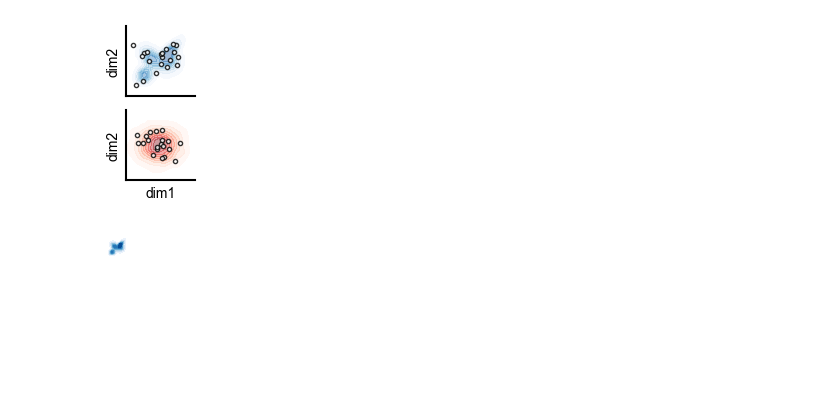
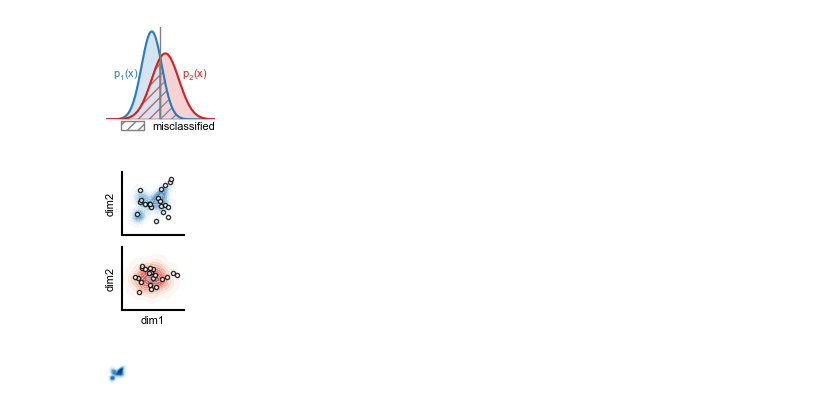
Before and after one commit to mackelab/labproject, a Jupyter notebook: docs/notebooks/c2st/01_illustration.ipynb, the cells around one changed output. Drawn from its saved outputs; the diff is of its cells as text; code cells hidden in the pictures; blank space fills up the shorter version.

```diff
--- a/docs/notebooks/c2st/01_illustration.ipynb
+++ b/docs/notebooks/c2st/01_illustration.ipynb
@@ -11,5 +10,39 @@ from labproject.metrics.c2st import c2st_optimal, c2st_nn, c2st_knn, c2st_rf, c2
 # %%
 from labproject.data import toy_mog_2d
+# %%
+x = np.arange(-7.74, 8.26, 0.01)
+gaussian = lambda x, mu=0.0, std=1.0: np.exp(-0.5 * ((x - mu) / std) ** 2) / std / np.sqrt(2 * np.pi)
+with mpl.rc_context(fname="matplotlibrc"):
+    fig, ax = plt.subplots(ncols=1, nrows=1, figsize=(1.4, 1.2))
+    # plot pdfs
+    plt.plot(x, gaussian(x, mu=-1.0, std=1.5), color="#2b7cba")
+    plt.plot(x, gaussian(x, mu=1.0, std=2.0), color="#d52221")
+    # shade classification areas
+    plt.fill_between(x[:len(x) // 2], gaussian(x[:len(x) // 2], mu=-1.0, std=1.5), color="#2b7cba", alpha=0.2)
+    plt.fill_between(x[len(x) // 2:], gaussian(x[len(x) // 2:], mu=1.0, std=2.0), color="#d52221", alpha=0.2)
+    # hatch misclassified areas
+    plt.fill_between(x[:len(x) // 2], gaussian(x[:len(x) // 2], mu=1.0, std=2.0), color="#d52221", facecolor="none", alpha=0.7, hatch="///")
+    plt.fill_between(x[len(x) // 2:], gaussian(x[len(x) // 2:], mu=-1.0, std=1.5), color="#2b7cba", facecolor="none", alpha=0.7, hatch="///")
+    # bounds
+    plt.ylim(0)
+    plt.xlim(-7.74, 8.26)
+    plt.axvline(0.26, color='grey', linewidth=1.0)
+    # labels
+    plt.text(-6.7, 0.125, "$p_1(x)$", color="#2b7cba")
+    plt.text(3.4, 0.125, "$p_2(x)$", color="#d52221")
+    # clean axes
+    plt.xticks([])
+    plt.yticks([])
+    plt.gca().spines['left'].set_visible(False)
+    plt.gca().spines['bottom'].set_visible(False)
+    # legend
+    legend_elements = [mpl.patches.Patch(facecolor='none', edgecolor='gray', hatch='///',
+                         label='misclassified')]
+    plt.legend(handles=legend_elements, handleheight=0.8, loc=(0.10, -0.18))
+    plt.savefig("svg/fig1_panel_a.svg", bbox_inches="tight")
+    plt.show()
+# %% [output]
+[figure, added]
 # %%
 n_samples = 5000
 toy = toy_mog_2d()
@@ -29,23 +62,23 @@ samples_plot = [samples_np[:20], samples_normal_approx[:20]]
 titles = [r'$p_{true}(x)$', r'$p_{1}(x)$']
 cmaps = ['Blues', 'Reds']
 # %%
-with mpl.rc_context(fname="../../../matplotlibrc"):
-    fig, axs = plt.subplots(ncols=1, nrows=2, figsize=(0.9, 2))
+with mpl.rc_context(fname="matplotlibrc"):
+    fig, axs = plt.subplots(ncols=1, nrows=2, figsize=(0.8, 1.8))
     for i_a, ax in enumerate(axs):
         density, samples, cmap, title = densities[i_a], samples_plot[i_a], cmaps[i_a], titles[i_a]
         sns.kdeplot(x=density[:,0], y=density[:,1], fill=True, thresh=0.05, levels=10, cmap=cmap, ax=ax, alpha=al)
         ax.plot(samples[:, 0], samples[:, 1], 'w.', ms=ms, mec=mec, alpha=0.8)
         ax.set_xticks([]); ax.set_yticks([])
         # ttl = ax.set_title(title, fontsize=12);
         ax.set_xlim([-7,4]); ax.set_ylim([-6,4])
 
     for i in range(2):
         axs[i].set_ylabel('dim2')
     axs[1].set_xlabel('dim1')
 
     fig.tight_layout(pad=4.0, w_pad=1)
-    plt.savefig("svg/fig2_panel_b1.svg", bbox_inches="tight")
+    plt.savefig("svg/fig1_panel_b1.svg", bbox_inches="tight")
     plt.show()
 # %% [output]
-[figure, old version]
+[figure, new version]
 # %%
```
Also changed, not shown: parts of 7 cells of this notebook, 8 other files.
